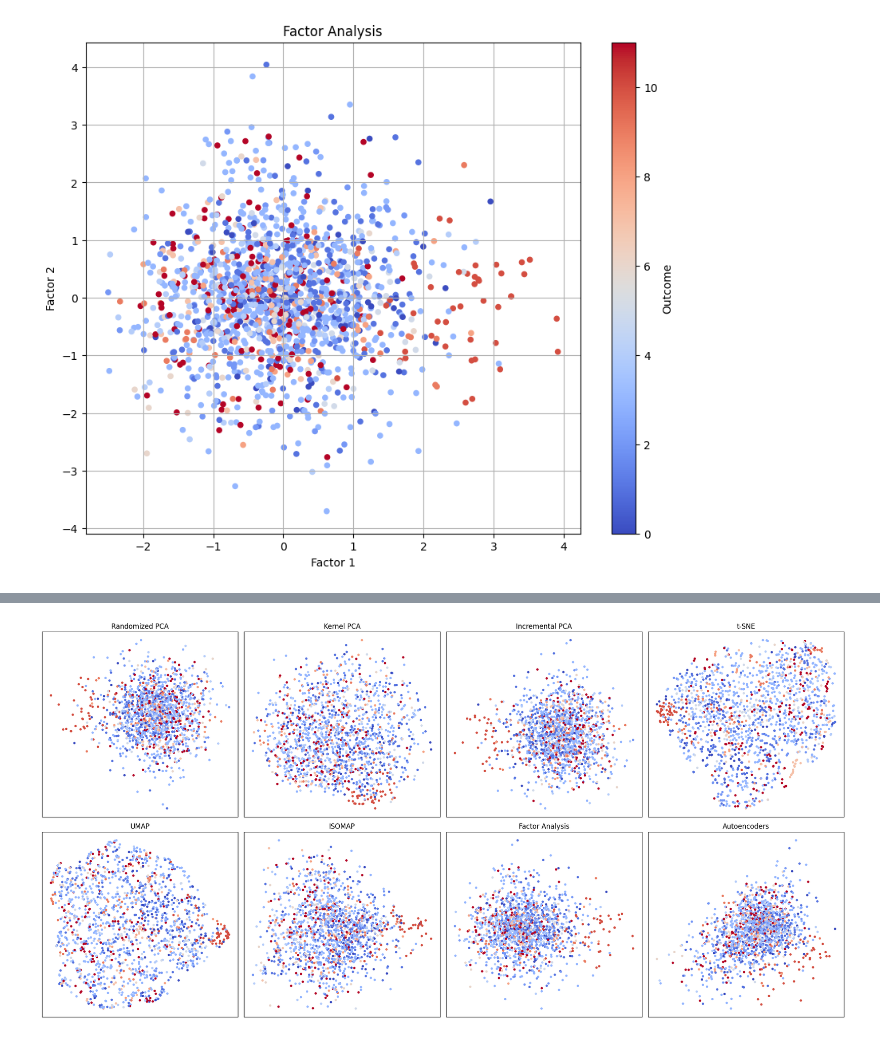
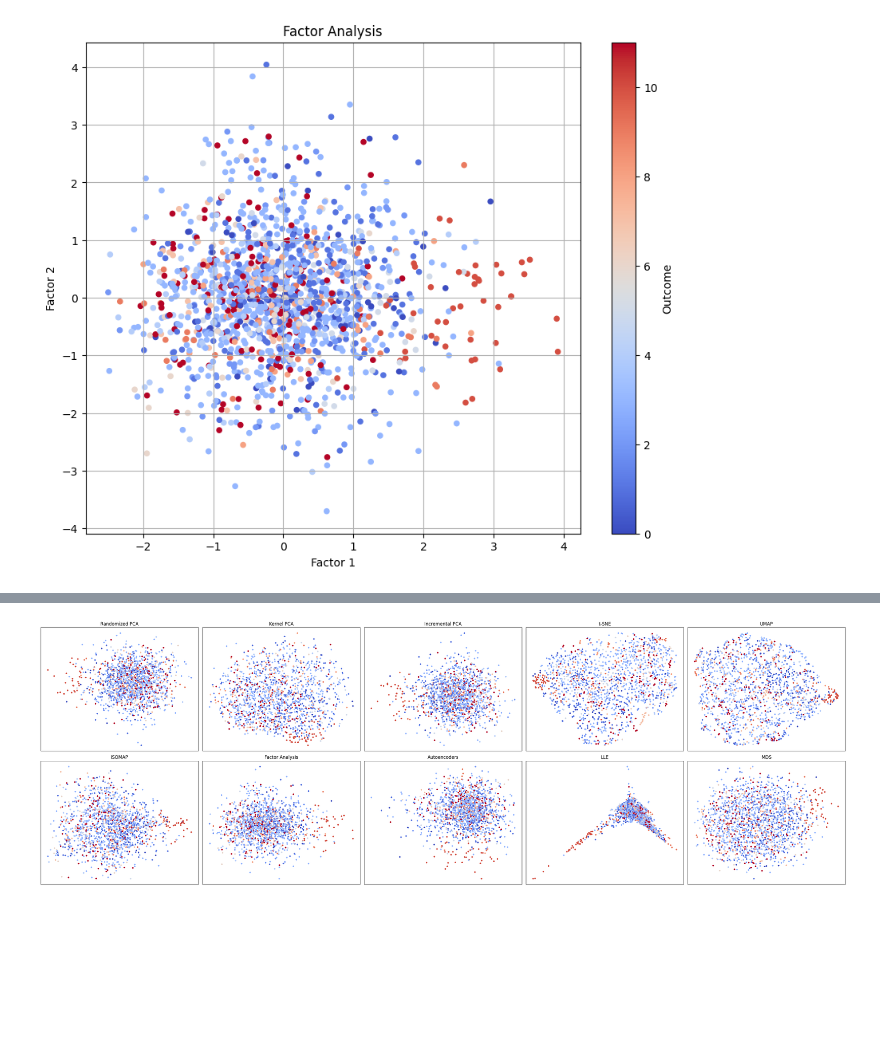
Before and after one commit to yashKumar2412/Dimensionality-Reduction, a Jupyter notebook: Dimensionality Reduction - Images.ipynb, the cells around one changed output, grey strips where cells are left out. Drawn from its saved outputs; the diff is of its cells as text; code cells hidden in the pictures; blank space fills up the shorter version.

```diff
--- a/Dimensionality Reduction - Images.ipynb
+++ b/Dimensionality Reduction - Images.ipynb
@@ -165,0 +166,12 @@ plt.show()
+# %%
+lle = LocallyLinearEmbedding(n_neighbors=10, n_components=2, method='standard')
+X_lle = lle.fit_transform(X)
+
+plt.figure(figsize=(10, 8))
+scatter = plt.scatter(X_lle[:, 0], X_lle[:, 1], c=y, cmap='coolwarm', s=20)
+plt.colorbar(scatter, label="Outcome")
+plt.title("Locally Linear Embedding (LLE)")
+plt.xlabel("LLE Component 1")
+plt.ylabel("LLE Component 2")
+plt.grid(True)
+plt.show()
@@ -165,0 +180,12 @@ plt.show()
+# %%
+mds = MDS(n_components=2, random_state=42)
+X_mds = mds.fit_transform(X)
+
+plt.figure(figsize=(10, 8))
+scatter = plt.scatter(X_mds[:, 0], X_mds[:, 1], c=y, cmap='coolwarm', s=20)
+plt.colorbar(scatter, label="Outcome")
+plt.title("Multidimensional Scaling (MDS)")
+plt.xlabel("MDS Component 1")
+plt.ylabel("MDS Component 2")
+plt.grid(True)
+plt.show()
@@ -166,23 +194,25 @@ plt.show()
 # %%
-fig, axes = plt.subplots(2, 4, figsize=(20, 10))
+fig, axes = plt.subplots(2, 5, figsize=(30, 10))
 techniques = [
     ("Randomized PCA", X_rpca),
     ("Kernel PCA", X_kpca),
     ("Incremental PCA", X_ipca),
     ("t-SNE", X_tsne),
     ("UMAP", X_umap),
     ("ISOMAP", X_isomap),
     ("Factor Analysis", X_fa),
     ("Autoencoders", X_autoencoder),
+    ("LLE", X_lle),
+    ("MDS", X_mds)
 ]
 
 for ax, (title, data) in zip(axes.flat, techniques):
     scatter = ax.scatter(data[:, 0], data[:, 1], c=y, cmap='coolwarm', s=10)
     ax.set_title(title)
     ax.set_xticks([])
     ax.set_yticks([])
 
 plt.tight_layout()
 plt.show()
 # %% [output]
-[figure, old version]
+[figure, new version]
```
Also changed, not shown: parts of 6 cells of this notebook, 2 other files.
